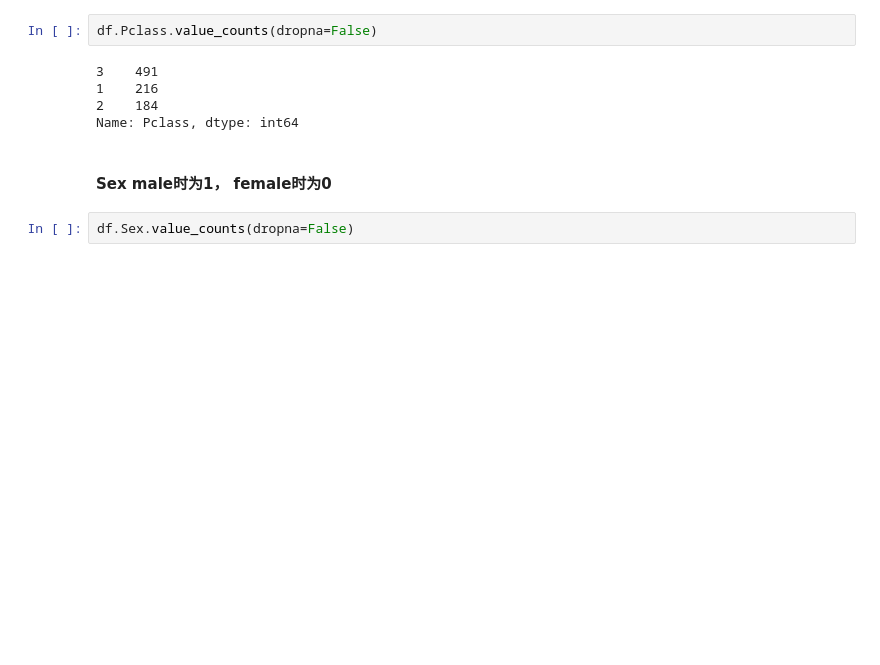
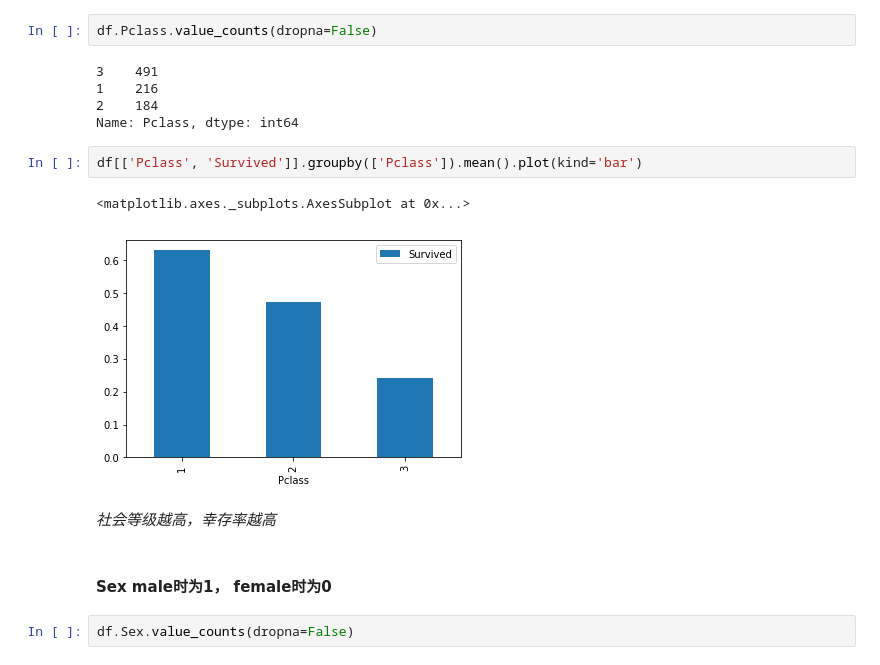
Before and after one commit to CoderSLZhang/Kaggle-Titanic-Machine-Learning-from-Disaster, a Jupyter notebook: Neural_network_tensorflow.ipynb, the cells around one changed output. Drawn from its saved outputs; the diff is of its cells as text; blank space fills up the shorter version.

```diff
--- a/Neural_network_tensorflow.ipynb
+++ b/Neural_network_tensorflow.ipynb
@@ -36,6 +40,13 @@ df.Pclass.value_counts(dropna=False)
 1    216
 2    184
 Name: Pclass, dtype: int64
+# %%
+df[['Pclass', 'Survived']].groupby(['Pclass']).mean().plot(kind='bar')
+# %% [output]
+<matplotlib.axes._subplots.AxesSubplot at 0x...>
+[figure, added]
+# %% [markdown]
+*社会等级越高，幸存率越高*
 # %% [markdown]
 #### Sex male时为1， female时为0
 # %%
```
Also changed, not shown: parts of 18 cells of this notebook.
